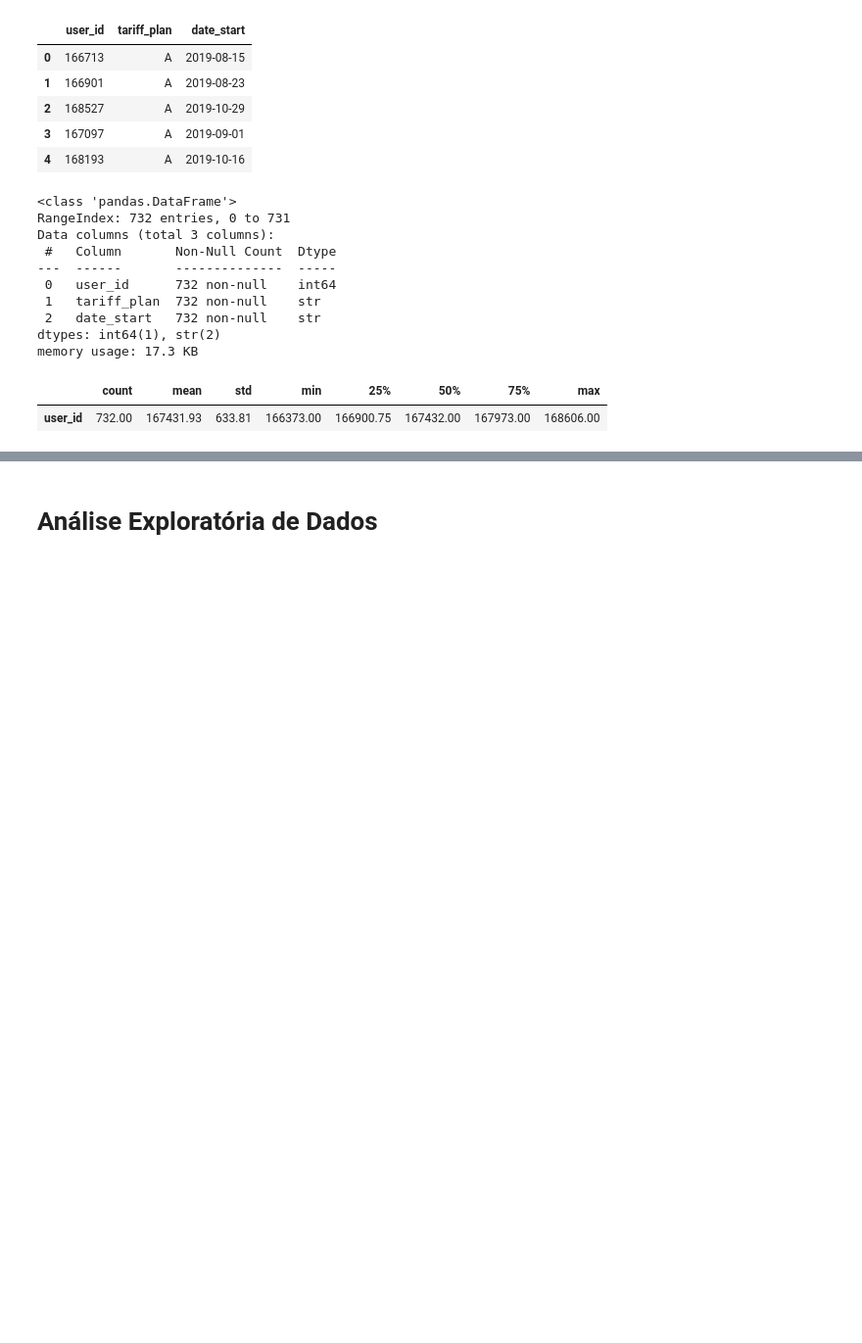
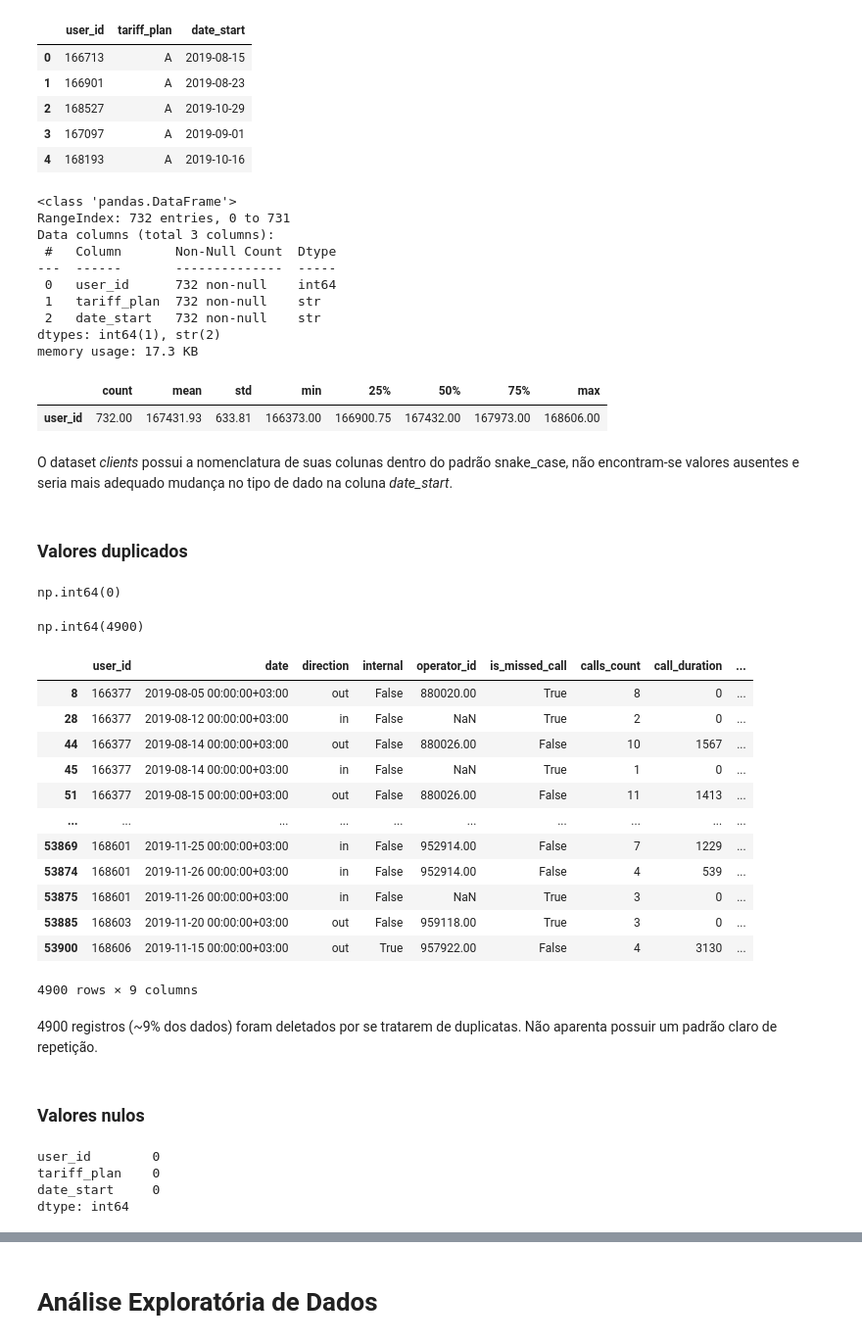
Before and after one commit to rodriguesbrian/tt14_call_center_project, a Jupyter notebook: notebooks/call_center_efficiency.ipynb, the cells around one changed output, grey strips where cells are left out. Shown at 98% size. Cells and saved outputs as stored; diff of their text form; code cells hidden in the pictures; blank space fills up the shorter version.

```diff
--- a/notebooks/call_center_efficiency.ipynb
+++ b/notebooks/call_center_efficiency.ipynb
@@ -141,3 +147,34 @@ clients.describe().T
 # %% [output]
 |  | count | mean | std | min | 25% | 50% | 75% | max |
 | user_id | 732.00 | 167431.93 | 633.81 | 166373.00 | 166900.75 | 167432.00 | 167973.00 | 168606.00 |
+# %% [markdown]
+O dataset *clients* possui a nomenclatura de suas colunas dentro do padrão snake_case, não encontram-se valores ausentes e seria mais adequado mudança no tipo de dado na coluna *date_start*.
+# %% [markdown]
+### Valores duplicados
+# %%
+# # descoberta quantidade de registros duplicados dataset clients
+clients.duplicated().sum()
+# %% [output]
+np.int64(0)
+# %%
+# descoberta quantidade de registros duplicados dataset telecom
+telecom.duplicated().sum()
+# %% [output]
+np.int64(4900)
+# %%
+# visualização de registros duplicados
+telecom[telecom.duplicated()]
+# %% [output]
+|  | user_id | date | direction | internal | operator_id | is_missed_call | calls_count | call_duration | ... |
+| 8 | 166377 | 2019-08-05 00:00:00+03:00 | out | False | 880020.00 | True | 8 | 0 | ... |
+| 28 | 166377 | 2019-08-12 00:00:00+03:00 | in | False | NaN | True | 2 | 0 | ... |
+| 44 | 166377 | 2019-08-14 00:00:00+03:00 | out | False | 880026.00 | False | 10 | 1567 | ... |
+| 45 | 166377 | 2019-08-14 00:00:00+03:00 | in | False | NaN | True | 1 | 0 | ... |
+| 51 | 166377 | 2019-08-15 00:00:00+03:00 | out | False | 880026.00 | False | 11 | 1413 | ... |
+| ... | ... | ... | ... | ... | ... | ... | ... | ... | ... |
+| 53869 | 168601 | 2019-11-25 00:00:00+03:00 | in | False | 952914.00 | False | 7 | 1229 | ... |
+| 53874 | 168601 | 2019-11-26 00:00:00+03:00 | in | False | 952914.00 | False | 4 | 539 | ... |
+| 53875 | 168601 | 2019-11-26 00:00:00+03:00 | in | False | NaN | True | 3 | 0 | ... |
+| 53885 | 168603 | 2019-11-20 00:00:00+03:00 | out | False | 959118.00 | True | 3 | 0 | ... |
+| 53900 | 168606 | 2019-11-15 00:00:00+03:00 | out | True | 957922.00 | False | 4 | 3130 | ... |
+4900 rows × 9 columns
@@ -143,0 +184,12 @@ clients.describe().T
+# %% [markdown]
+4900 registros (~9% dos dados) foram deletados por se tratarem de duplicatas. Não aparenta possuir um padrão claro de repetição.
+# %% [markdown]
+### Valores nulos
+# %%
+# descoberta quantidade registros ausentes dataset clients
+clients.isnull().sum()
+# %% [output]
+user_id        0
+tariff_plan    0
+date_start     0
+dtype: int64
```
Also changed, not shown: parts of 60 cells of this notebook.
